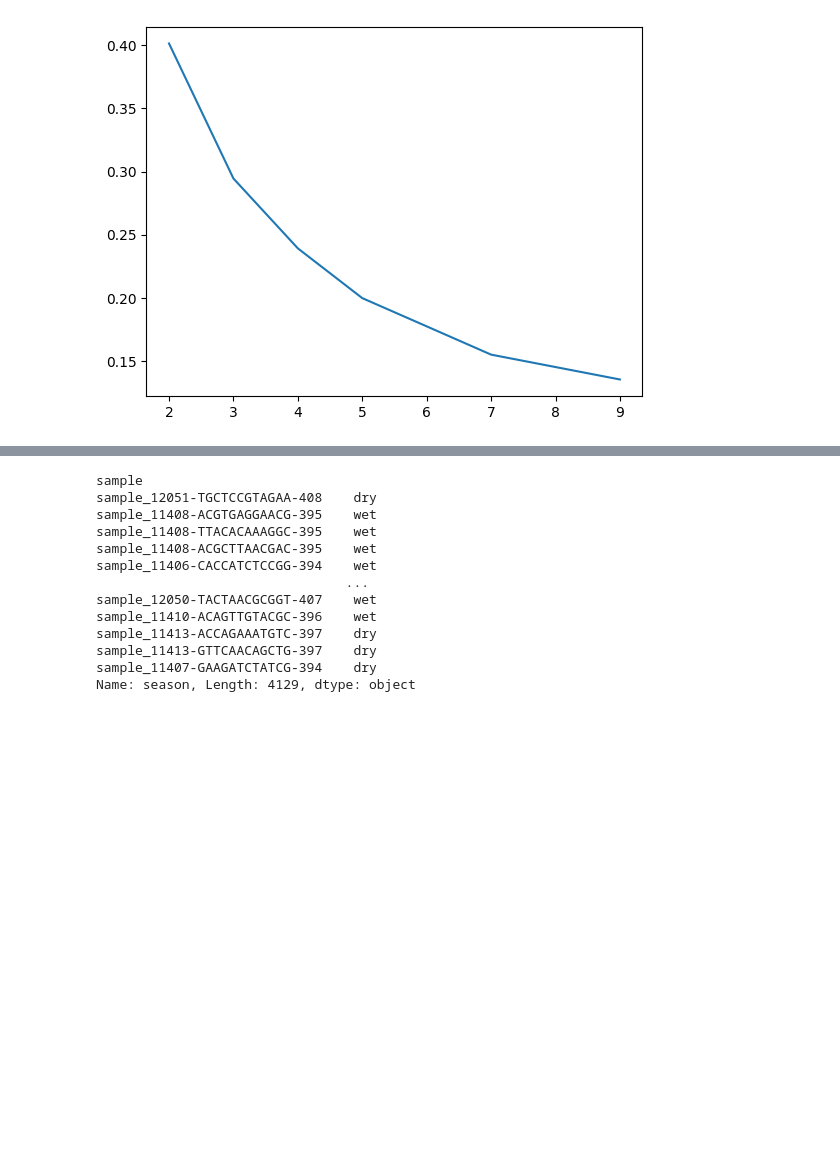
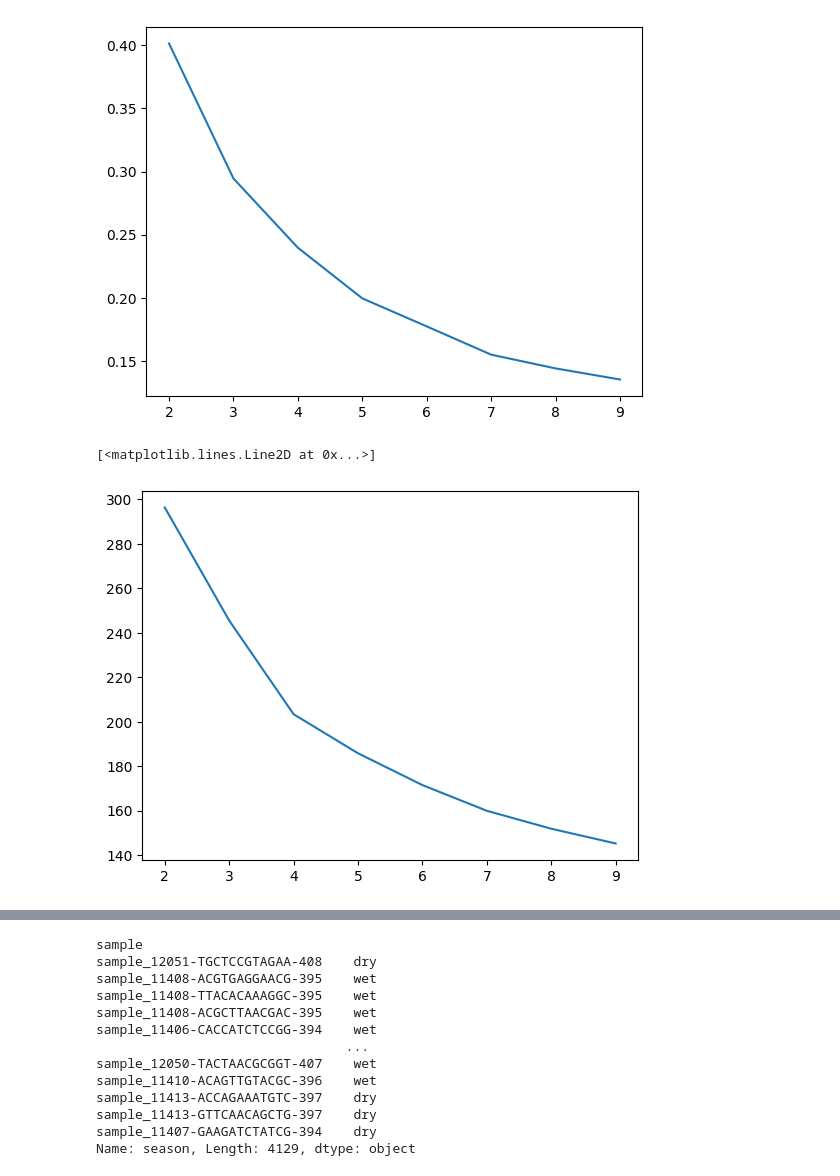
Before and after one commit to yuvaldotan/workshop_microbiome, a Jupyter notebook: microbiome.ipynb, the cells around one changed output, grey strips where cells are left out. Saved outputs shown, nothing was run; the diff lists cells and outputs as text; code cells hidden in the pictures; blank space fills up the shorter version.

```diff
--- a/microbiome.ipynb
+++ b/microbiome.ipynb
@@ -117 +118,20 @@ kmean = KMeans(n_clusters=3, n_init=10)
 labels = kmean.fit(data_df_avg.values).labels_
+# %%
+import os
+os.environ["OMP_NUM_THREADS"] = '1'
+from sklearn.cluster import KMeans
+
+
+distortions = []
+for k in tqdm(range(2, 10)):
+    val = 0
+    for _ in range(10):
+        kmeans = KMeans(n_clusters=k, n_init=10)
+        kmeans.fit(data_df.drop(columns=["baboon_id","season","collection_date"]).values)
+        val += kmeans.inertia_
+
+    distortions.append(val/10)
+plt.plot(range(2,10),distortions)
+# %% [output]
+[<matplotlib.lines.Line2D at 0x...>]
+[figure, added]
```
Also changed, not shown: parts of 22 cells of this notebook, 6 other files.
